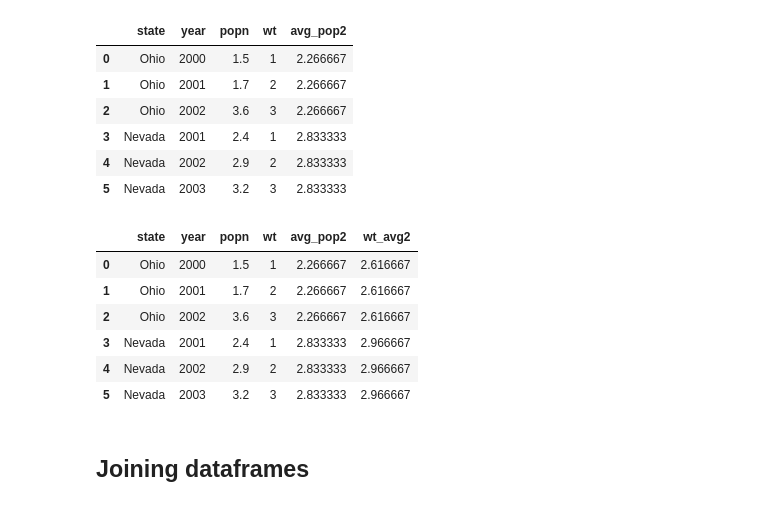
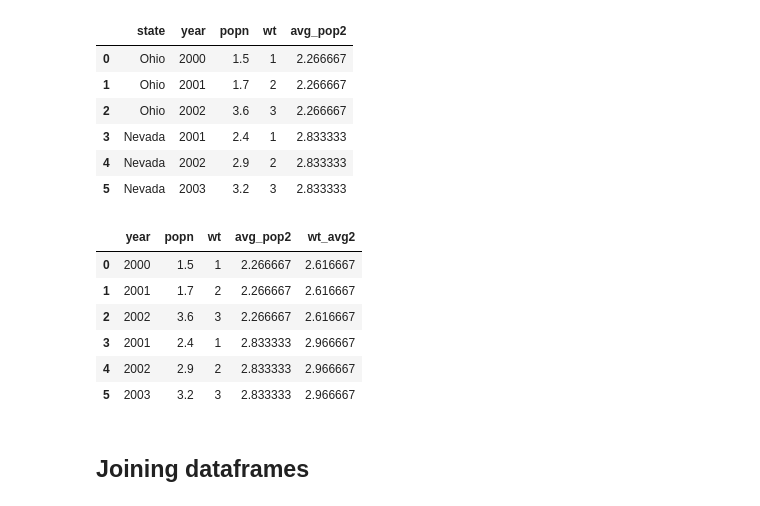
Before and after one commit to ami-null/python-course, a Jupyter notebook: 12_pandas.ipynb, the cells around one changed output. Cells and saved outputs as stored; diff of their text form; code cells hidden in the pictures.

```diff
--- a/12_pandas.ipynb
+++ b/12_pandas.ipynb
@@ -1188,21 +1193,22 @@ df
 # %%
 (
     df
     .groupby("state", group_keys = False)
     .apply(
         lambda grp: grp.assign(
             wt_avg2 = lambda x: sum(x.popn * x.wt) / sum(x.wt)
         ),
+        include_groups=False
     )
 )
 # %% [output]
-|  | state | year | popn | wt | avg_pop2 | wt_avg2 |
-| 0 | Ohio | 2000 | 1.5 | 1 | 2.266667 | 2.616667 |
-| 1 | Ohio | 2001 | 1.7 | 2 | 2.266667 | 2.616667 |
-| 2 | Ohio | 2002 | 3.6 | 3 | 2.266667 | 2.616667 |
-| 3 | Nevada | 2001 | 2.4 | 1 | 2.833333 | 2.966667 |
-| 4 | Nevada | 2002 | 2.9 | 2 | 2.833333 | 2.966667 |
-| 5 | Nevada | 2003 | 3.2 | 3 | 2.833333 | 2.966667 |
+|  | year | popn | wt | avg_pop2 | wt_avg2 |
+| 0 | 2000 | 1.5 | 1 | 2.266667 | 2.616667 |
+| 1 | 2001 | 1.7 | 2 | 2.266667 | 2.616667 |
+| 2 | 2002 | 3.6 | 3 | 2.266667 | 2.616667 |
+| 3 | 2001 | 2.4 | 1 | 2.833333 | 2.966667 |
+| 4 | 2002 | 2.9 | 2 | 2.833333 | 2.966667 |
+| 5 | 2003 | 3.2 | 3 | 2.833333 | 2.966667 |
 # %% [markdown]
 ## Joining dataframes
 # %% [markdown]
```
Also changed, not shown: parts of 4 cells of this notebook.
